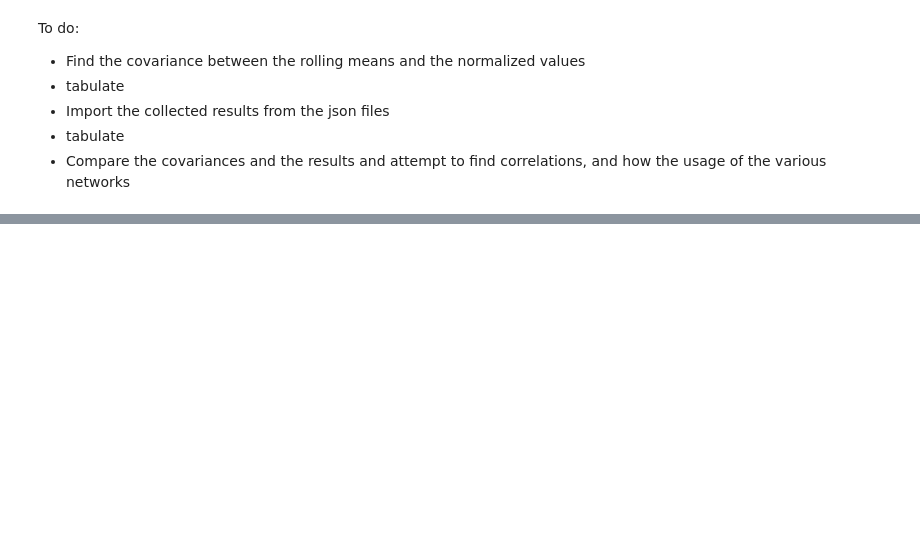
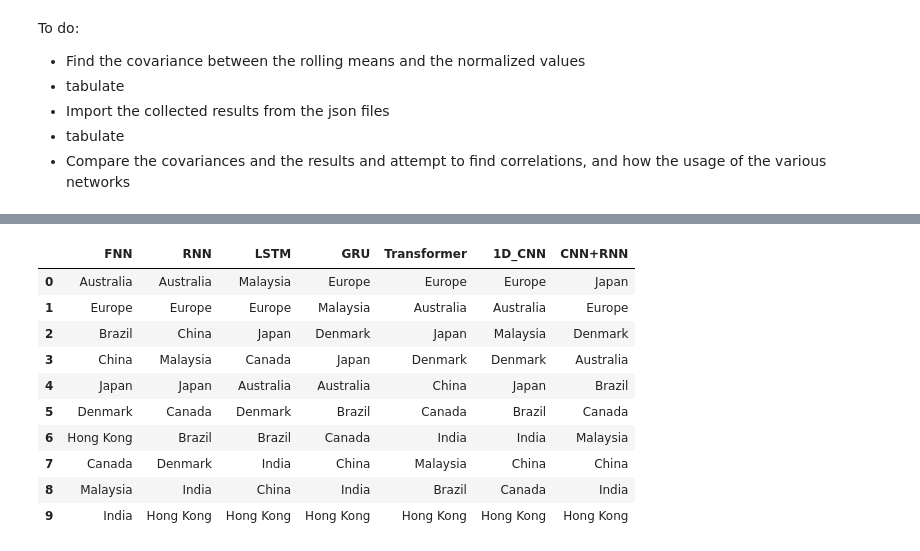
Before and after one commit to P3rdix/DL_Currency_Exchange_Rate, a Jupyter notebook: Data analysis.ipynb, the cells around one changed output, grey strips where cells are left out. Cells and saved outputs as stored; diff of their text form; code cells hidden in the pictures; blank space fills up the shorter version.

```diff
--- a/Data analysis.ipynb
+++ b/Data analysis.ipynb
@@ -228,0 +279,6 @@ for i in d_norm.columns:
+# %%
+def order(data, asc=True):
+    ord = pd.DataFrame([])
+    for i in data.columns:
+        ord[i] = data[i].sort_values(ascending=asc).index
+    return ord
@@ -235,0 +376,14 @@ To do:
+# %%
+order(mse)
+# %% [output]
+|  | FNN | RNN | LSTM | GRU | Transformer | 1D_CNN | CNN+RNN |
+| 0 | Australia | Australia | Malaysia | Europe | Europe | Europe | Japan |
+| 1 | Europe | Europe | Europe | Malaysia | Australia | Australia | Europe |
+| 2 | Brazil | China | Japan | Denmark | Japan | Malaysia | Denmark |
+| 3 | China | Malaysia | Canada | Japan | Denmark | Denmark | Australia |
+| 4 | Japan | Japan | Australia | Australia | China | Japan | Brazil |
+| 5 | Denmark | Canada | Denmark | Brazil | Canada | Brazil | Canada |
+| 6 | Hong Kong | Brazil | Brazil | Canada | India | India | Malaysia |
+| 7 | Canada | Denmark | India | China | Malaysia | China | China |
+| 8 | Malaysia | India | China | India | Brazil | Canada | India |
+| 9 | India | Hong Kong | Hong Kong | Hong Kong | Hong Kong | Hong Kong | Hong Kong |
```
Also changed, not shown: parts of 30 cells of this notebook.
